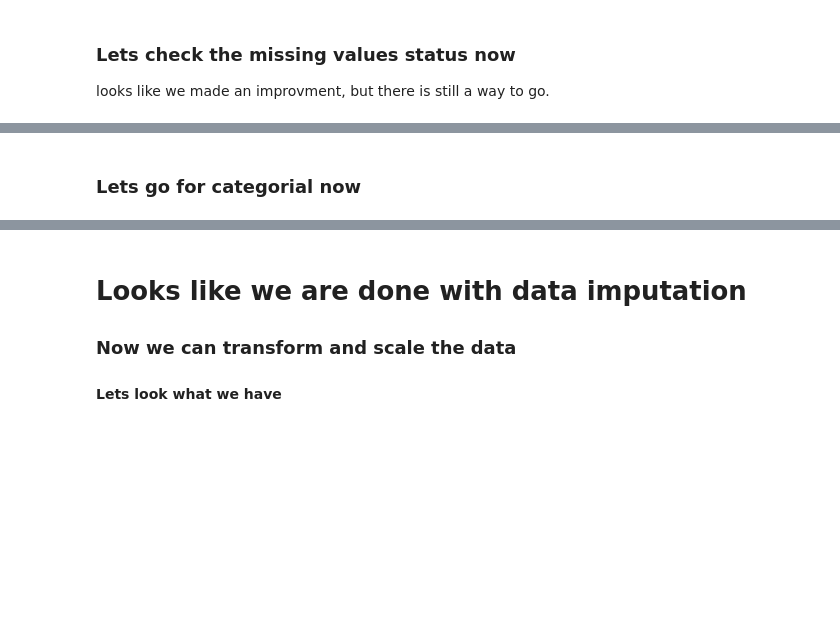
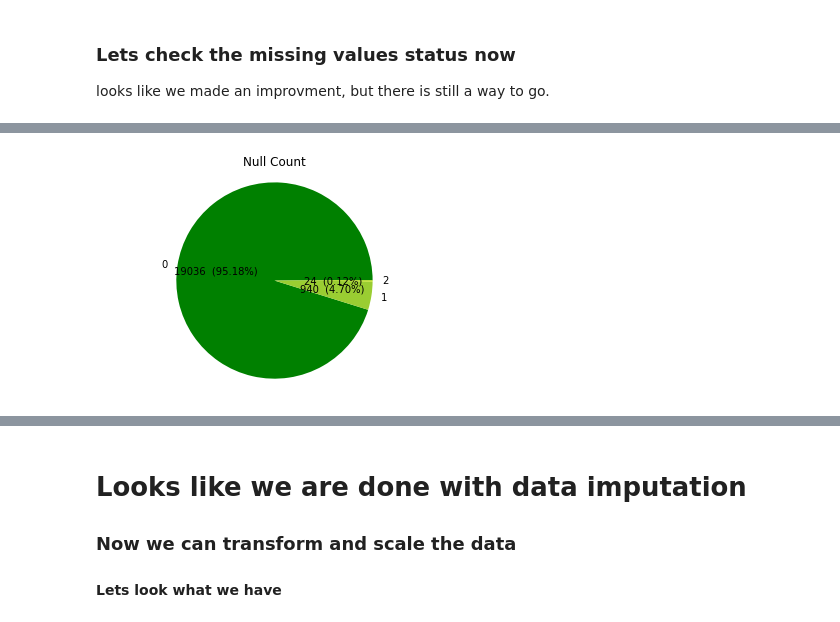
Before and after one commit to BorisBorshevsky/ML-Elections, a Jupyter notebook: all_togather.ipynb, the cells around one changed output, grey strips where cells are left out. Cells and saved outputs as stored; diff of their text form; code cells hidden in the pictures; blank space fills up the shorter version.

```diff
--- a/all_togather.ipynb
+++ b/all_togather.ipynb
@@ -458,2 +387,0 @@ plot_rows_with_nan(df_new, "New data Null Count")
-# %% [markdown]
-### Lets go for categorial now
@@ -546,0 +388,11 @@ plot_rows_with_nan(df_new, "New data Null Count")
+# %%
+def fill_numeric_features_with_mean(_df, features):
+    for f in features:
+        _df[f + "_fill"].fillna(_df[f + "_fill"].median(), inplace=True)
+# %%
+create_fill(df_all, numeric_features)
+fill_numeric_features_with_mean(df_all, numeric_features)
+remove_fill(df_all, numeric_features)
+plot_rows_with_nan(df_all, "Null Count")
+# %% [output]
+[figure, added]
```
Also changed, not shown: parts of 105 cells of this notebook, 4 other files.
